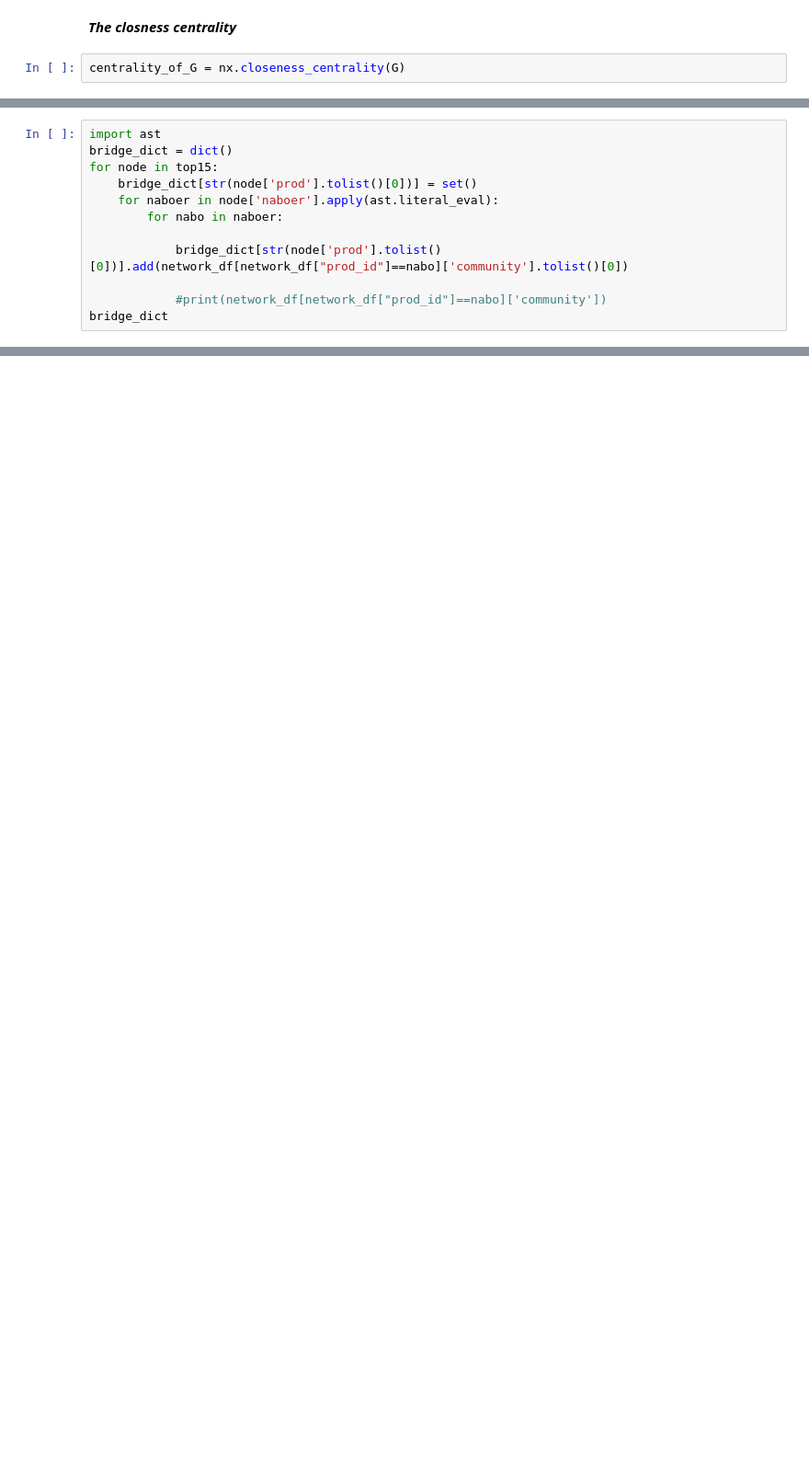
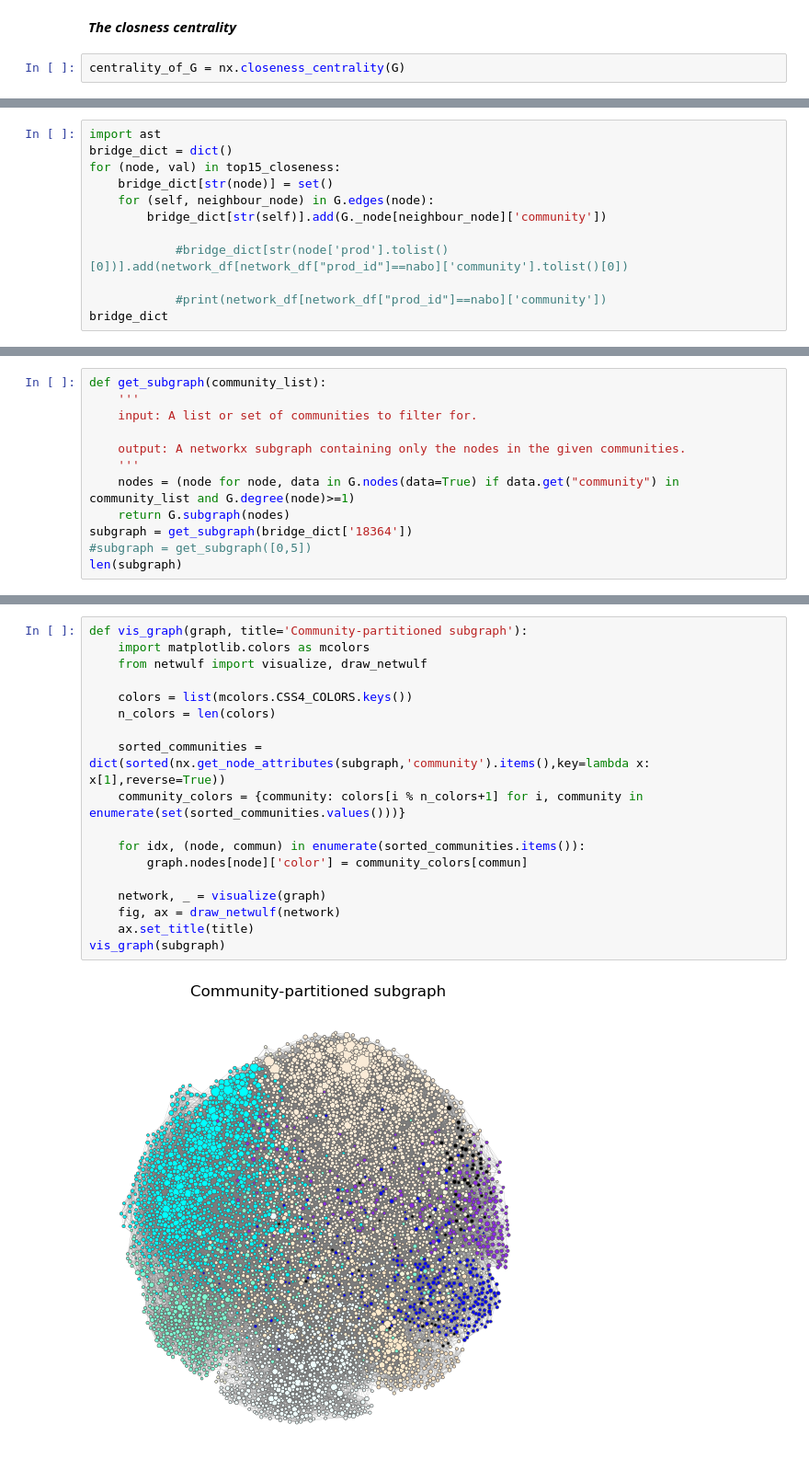
Before and after one commit to KarolineKlan/ComSocSci2024-FinalProject, a Jupyter notebook: Network_Analysis.ipynb, the cells around one changed output, grey strips where cells are left out. Shown: that part at 92% size. Drawn from its saved outputs; the diff is of its cells as text; blank space fills up the shorter version.

```diff
--- a/Network_Analysis.ipynb
+++ b/Network_Analysis.ipynb
@@ -71,12 +105,12 @@ Name: naboer, dtype: object
 # %%
 import ast
 bridge_dict = dict()
-for node in top15:
-    bridge_dict[str(node['prod'].tolist()[0])] = set()
-    for naboer in node['naboer'].apply(ast.literal_eval):
-        for nabo in naboer:
+for (node, val) in top15_closeness:
+    bridge_dict[str(node)] = set()
+    for (self, neighbour_node) in G.edges(node):
+        bridge_dict[str(self)].add(G._node[neighbour_node]['community'])
 
-            bridge_dict[str(node['prod'].tolist()[0])].add(network_df[network_df["prod_id"]==nabo]['community'].tolist()[0])
+            #bridge_dict[str(node['prod'].tolist()[0])].add(network_df[network_df["prod_id"]==nabo]['community'].tolist()[0])
 
             #print(network_df[network_df["prod_id"]==nabo]['community'])
 bridge_dict
@@ -169,0 +180,12 @@ sorted_communities
+# %%
+def get_subgraph(community_list):
+    '''
+    input: A list or set of communities to filter for.
+
+    output: A networkx subgraph containing only the nodes in the given communities.
+    '''
+    nodes = (node for node, data in G.nodes(data=True) if data.get("community") in community_list and G.degree(node)>=1)
+    return G.subgraph(nodes)
+subgraph = get_subgraph(bridge_dict['18364'])
+#subgraph = get_subgraph([0,5])
+len(subgraph)
@@ -169,0 +194,20 @@ sorted_communities
+# %%
+def vis_graph(graph, title='Community-partitioned subgraph'):
+    import matplotlib.colors as mcolors
+    from netwulf import visualize, draw_netwulf
+
+    colors = list(mcolors.CSS4_COLORS.keys())
+    n_colors = len(colors)
+
+    sorted_communities = dict(sorted(nx.get_node_attributes(subgraph,'community').items(),key=lambda x: x[1],reverse=True))
+    community_colors = {community: colors[i % n_colors+1] for i, community in enumerate(set(sorted_communities.values()))}
+
+    for idx, (node, commun) in enumerate(sorted_communities.items()):
+        graph.nodes[node]['color'] = community_colors[commun]
+
+    network, _ = visualize(graph)
+    fig, ax = draw_netwulf(network)
+    ax.set_title(title)
+vis_graph(subgraph)
+# %% [output]
+[figure, added]
```
Also changed, not shown: parts of 19 cells of this notebook.
